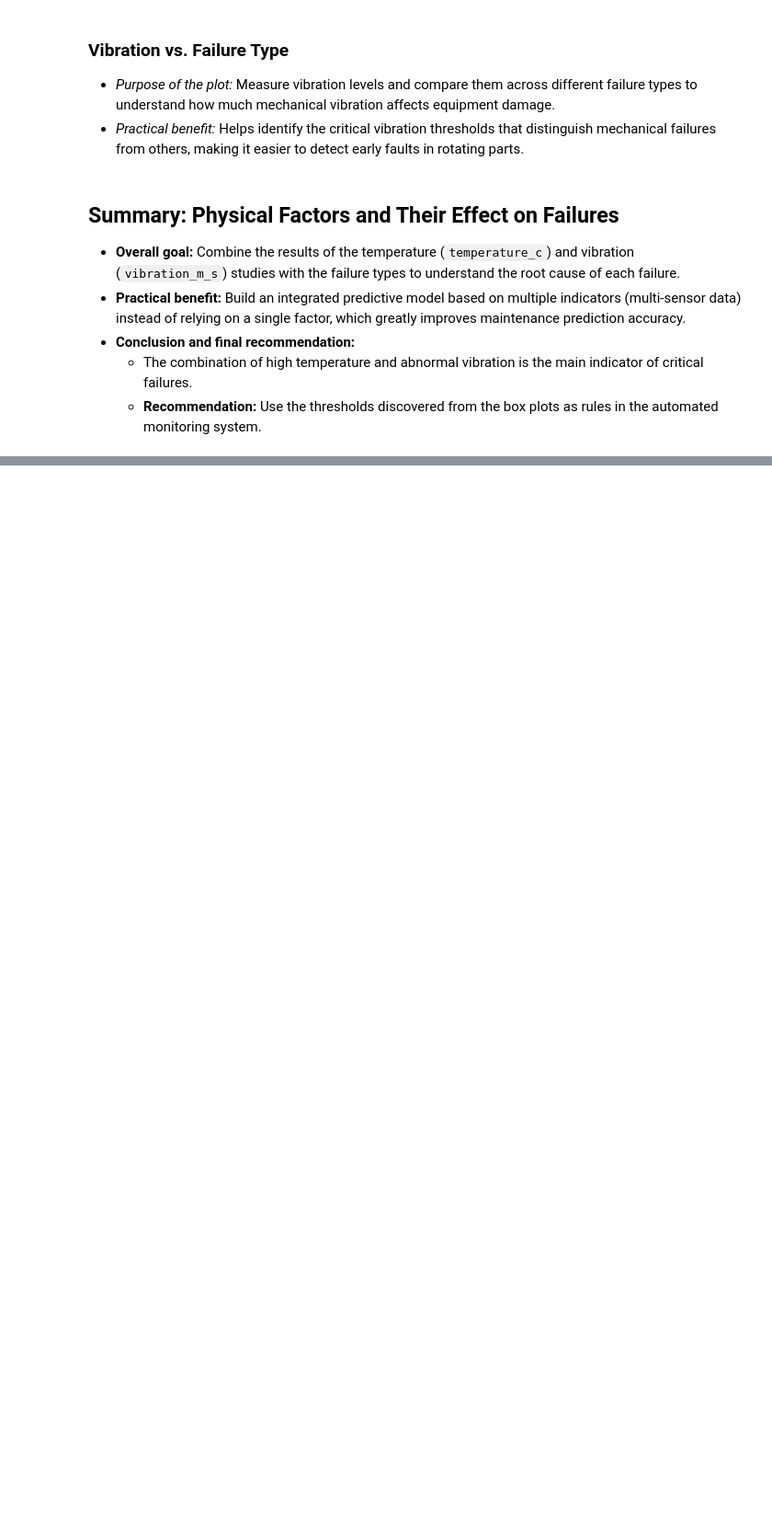
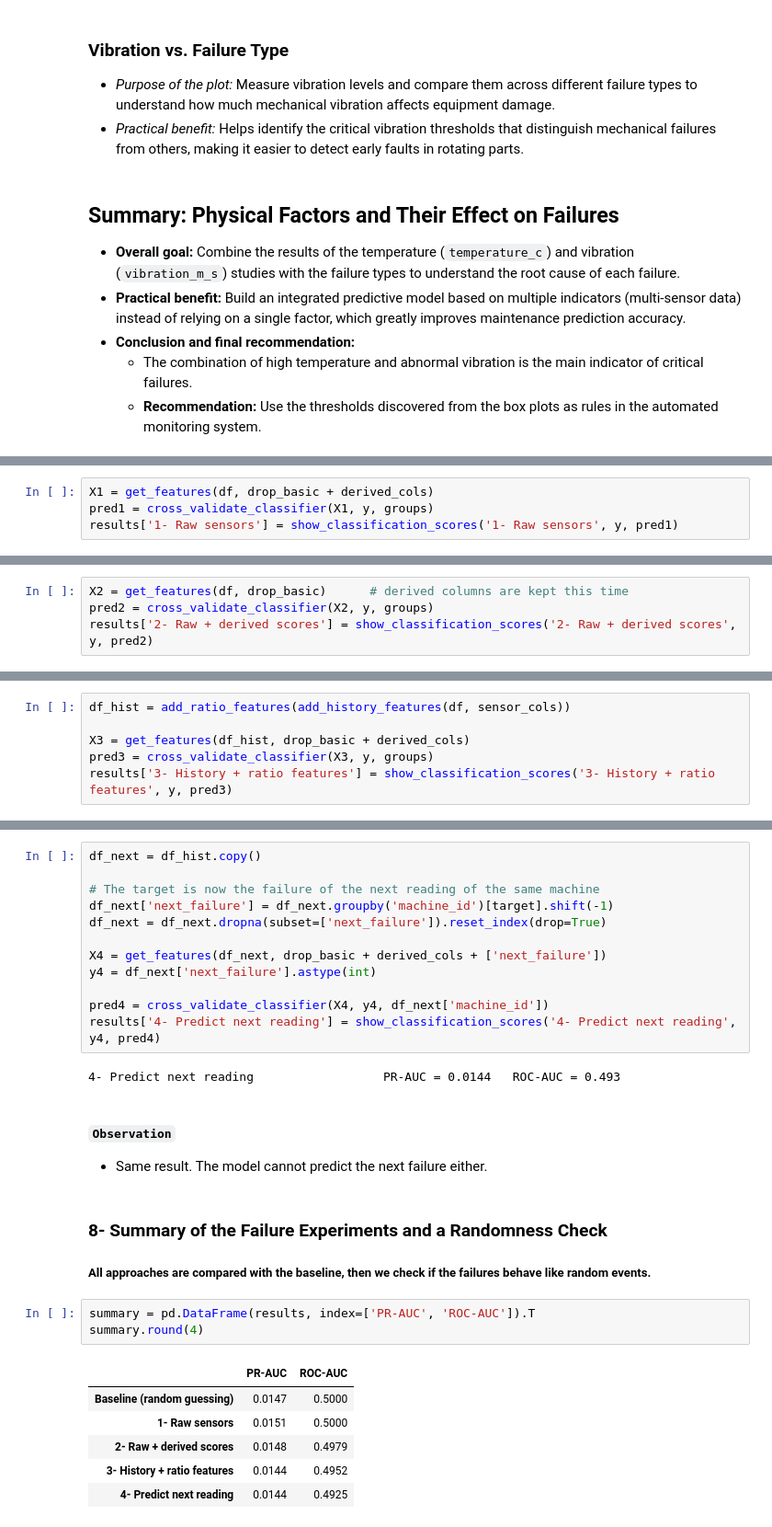
Before and after one commit to Almostafa-Alashrey/Manufacturing_Analysis, a Jupyter notebook: Manufacturing_Analysis.ipynb, the cells around one changed output, grey strips where cells are left out. Shown at 92% size. Cells and saved outputs as stored; diff of their text form; blank space fills up the shorter version.

```diff
--- a/Manufacturing_Analysis.ipynb
+++ b/Manufacturing_Analysis.ipynb
@@ -1349,0 +1463,4 @@ plt.show()
+# %%
+X1 = get_features(df, drop_basic + derived_cols)
+pred1 = cross_validate_classifier(X1, y, groups)
+results['1- Raw sensors'] = show_classification_scores('1- Raw sensors', y, pred1)
@@ -1349,0 +1476,4 @@ plt.show()
+# %%
+X2 = get_features(df, drop_basic)      # derived columns are kept this time
+pred2 = cross_validate_classifier(X2, y, groups)
+results['2- Raw + derived scores'] = show_classification_scores('2- Raw + derived scores', y, pred2)
@@ -1349,0 +1523,6 @@ plt.show()
+# %%
+df_hist = add_ratio_features(add_history_features(df, sensor_cols))
+
+X3 = get_features(df_hist, drop_basic + derived_cols)
+pred3 = cross_validate_classifier(X3, y, groups)
+results['3- History + ratio features'] = show_classification_scores('3- History + ratio features', y, pred3)
@@ -1349,0 +1537,30 @@ plt.show()
+# %%
+df_next = df_hist.copy()
+
+# The target is now the failure of the next reading of the same machine
+df_next['next_failure'] = df_next.groupby('machine_id')[target].shift(-1)
+df_next = df_next.dropna(subset=['next_failure']).reset_index(drop=True)
+
+X4 = get_features(df_next, drop_basic + derived_cols + ['next_failure'])
+y4 = df_next['next_failure'].astype(int)
+
+pred4 = cross_validate_classifier(X4, y4, df_next['machine_id'])
+results['4- Predict next reading'] = show_classification_scores('4- Predict next reading', y4, pred4)
+# %% [output]
+4- Predict next reading                  PR-AUC = 0.0144   ROC-AUC = 0.493
+# %% [markdown]
+#### `Observation`
+- Same result. The model cannot predict the next failure either.
+# %% [markdown]
+### **8- Summary of the Failure Experiments and a Randomness Check**
+##### All approaches are compared with the baseline, then we check if the failures behave like random events.
+# %%
+summary = pd.DataFrame(results, index=['PR-AUC', 'ROC-AUC']).T
+summary.round(4)
+# %% [output]
+|  | PR-AUC | ROC-AUC |
+| Baseline (random guessing) | 0.0147 | 0.5000 |
+| 1- Raw sensors | 0.0151 | 0.5000 |
+| 2- Raw + derived scores | 0.0148 | 0.4979 |
+| 3- History + ratio features | 0.0144 | 0.4952 |
+| 4- Predict next reading | 0.0144 | 0.4925 |
```
Also changed, not shown: parts of 44 cells of this notebook, 12 other files.
